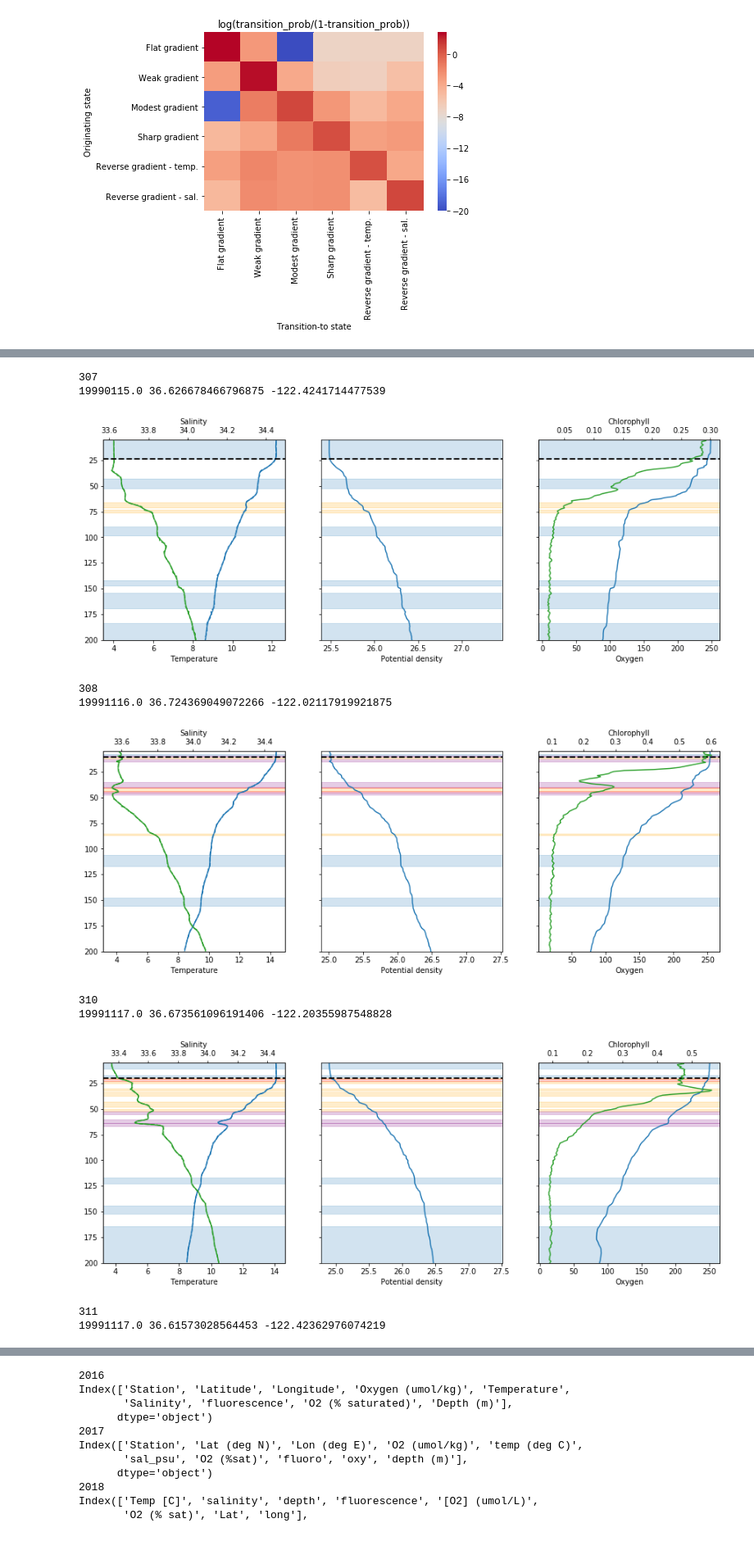
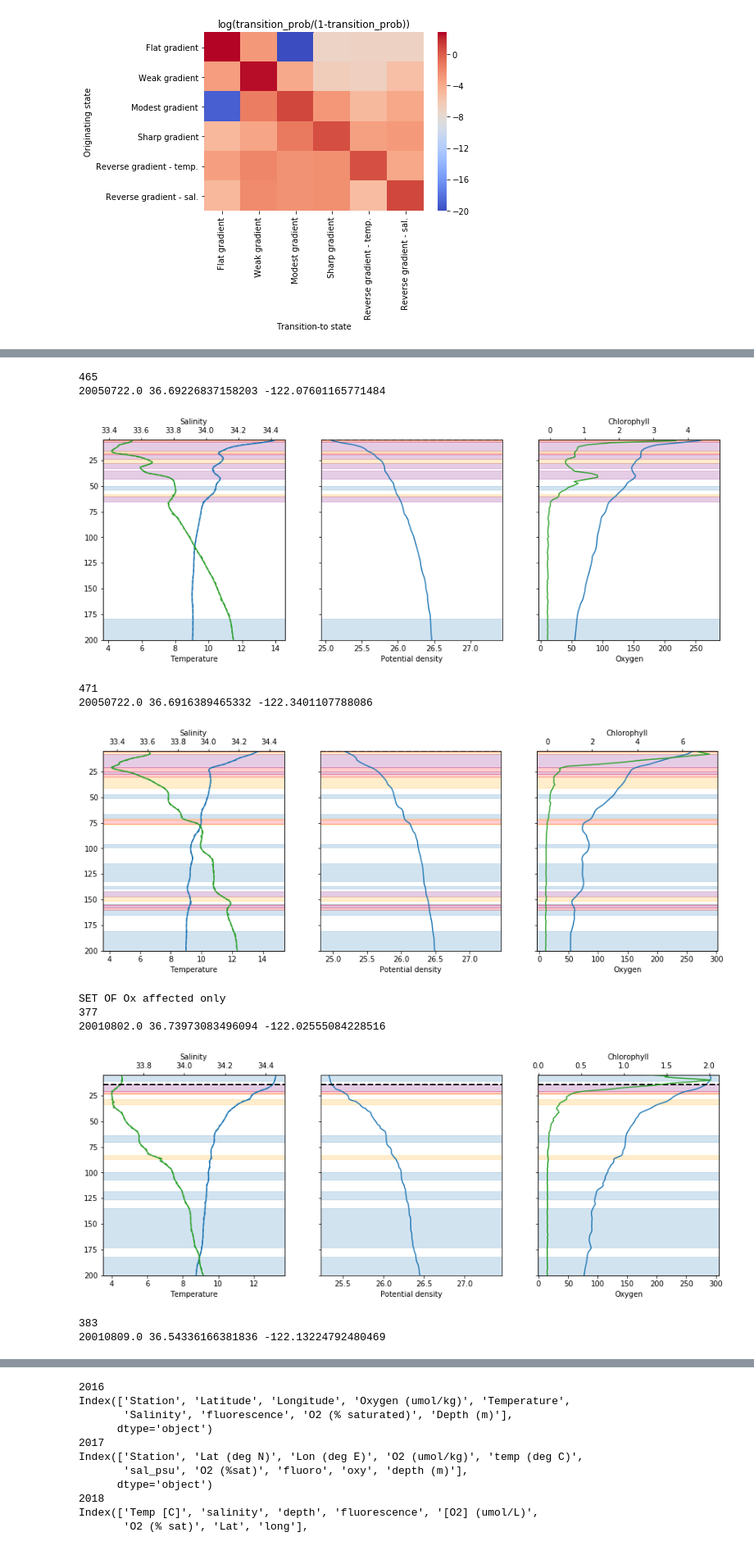
Before and after one commit to AvantiShri/ess151project, a Jupyter notebook: OceanLayersHmm.ipynb, the cells around one changed output, grey strips where cells are left out. Shown at 82% size. Drawn from its saved outputs; the diff is of its cells as text; code cells hidden in the pictures.

```diff
--- a/OceanLayersHmm.ipynb
+++ b/OceanLayersHmm.ipynb
@@ -391,13 +391,12 @@ the_hmm.fit(concat_obs, all_lengths)
 #annotate all the regions
 def get_annot_chunks(viterbi_annot, min_z):
   state_to_chunks = defaultdict(list)
-  last_state = None
+  last_state = viterbi_annot[0]
   last_state_transidx = min_z
-  for idx,state in enumerate(list(viterbi_annot)+[None]):
+  for idx,state in enumerate(list(viterbi_annot)[1:]+[None]):
     if (state != last_state):
-      if (last_state is not None):
-        state_to_chunks[last_state].append((last_state_transidx, idx+min_z))
-        last_state_transidx = idx+min_z
+      state_to_chunks[last_state].append((last_state_transidx, idx+1+min_z))
+      last_state_transidx = idx+1+min_z
     last_state = state
   return state_to_chunks
 
@@ -630,19 +635,6 @@ plt.show()
 # %%
 from scipy.special import logit
 from collections import defaultdict
-
-def get_annot_chunks(viterbi_annot, min_z):
-  state_to_chunks = defaultdict(list)
-  last_state = None
-  last_state_transidx = min_z
-  for idx,state in enumerate(list(viterbi_annot)+[None]):
-    if (state != last_state):
-      if (last_state is not None):
-        state_to_chunks[last_state].append((last_state_transidx, idx+min_z))
-        last_state_transidx = idx+min_z
-    last_state = state
-  return state_to_chunks
-
 
 def capped_logit(v):
   return np.minimum(np.maximum(-20,logit(v)),20)
@@ -709,8 +701,19 @@ def plot_cast_with_state_highlight(cast, show_mld=True):
   ax[0].set_ylim(max_z, min_z)
   plt.show()
 
-for cast_idx,cast in enumerate(casts):
-  if ('Oxygen' in cast and 'Chlorophyll' in cast and cast.has_breaks_after_mld):
+sets_to_plot = [
+    ('Big blips', [343, 465, 471]),
+    ('Ox affected only', [377, 383]), #507 is also a barrier layer
+    ('Ox and chlor affected', [306, 308, 313]),
+    ('Pair obs same day dif loc, inversions conserved though move in location and thickness, Ox affected only', [452, 455]),
+    #('Pair obs diff days dif loc, Ox affected only, halocline dominates trend', [501, 502]),
+    ('Halocline dominates trend', [486, 501]),
+    ('Barrier layer', [414, 476, 507]),
+]
+
+for set_name, cast_indices in sets_to_plot:
+  print("SET OF", set_name)
+  for cast_idx in cast_indices:
     print(cast_idx)
-    plot_cast_with_state_highlight(cast)
+    plot_cast_with_state_highlight(casts[cast_idx])
 # %% [output]
@@ -720,11 +724,12 @@ for cast_idx,cast in enumerate(casts):
-307
-19990115.0 36.626678466796875 -122.4241714477539
+465
+20050722.0 36.69226837158203 -122.07601165771484
-[figure, old version]
+[figure, new version]
-308
-19991116.0 36.724369049072266 -122.02117919921875
+471
+20050722.0 36.6916389465332 -122.3401107788086
-[figure, old version]
+[figure, new version]
-310
-19991117.0 36.673561096191406 -122.20355987548828
+SET OF Ox affected only
+377
+20010802.0 36.73973083496094 -122.02555084228516
-[figure, old version]
+[figure, new version]
-311
-19991117.0 36.61573028564453 -122.42362976074219
+383
+20010809.0 36.54336166381836 -122.13224792480469
```
Also changed, not shown: parts of 10 cells of this notebook.
